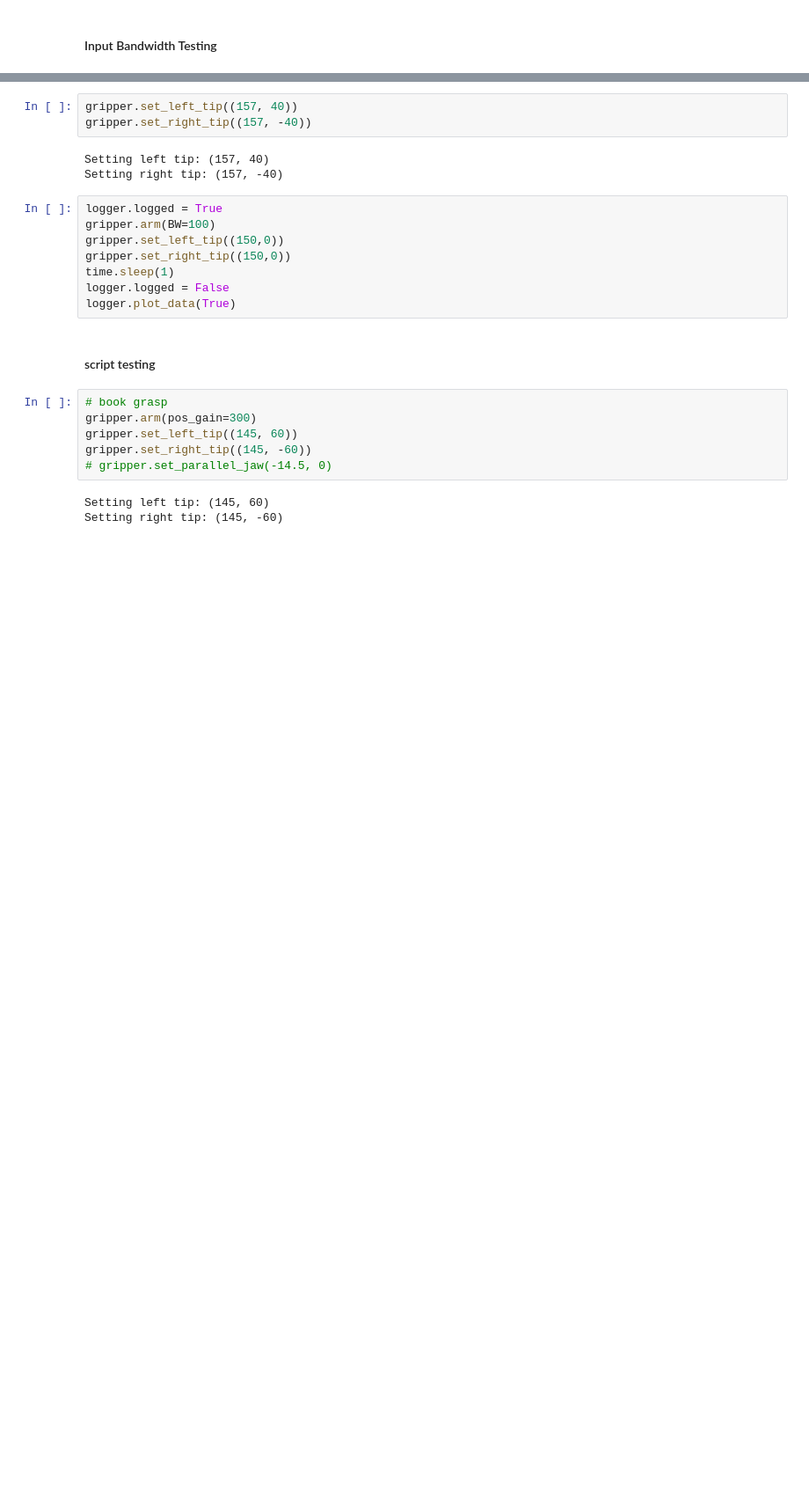
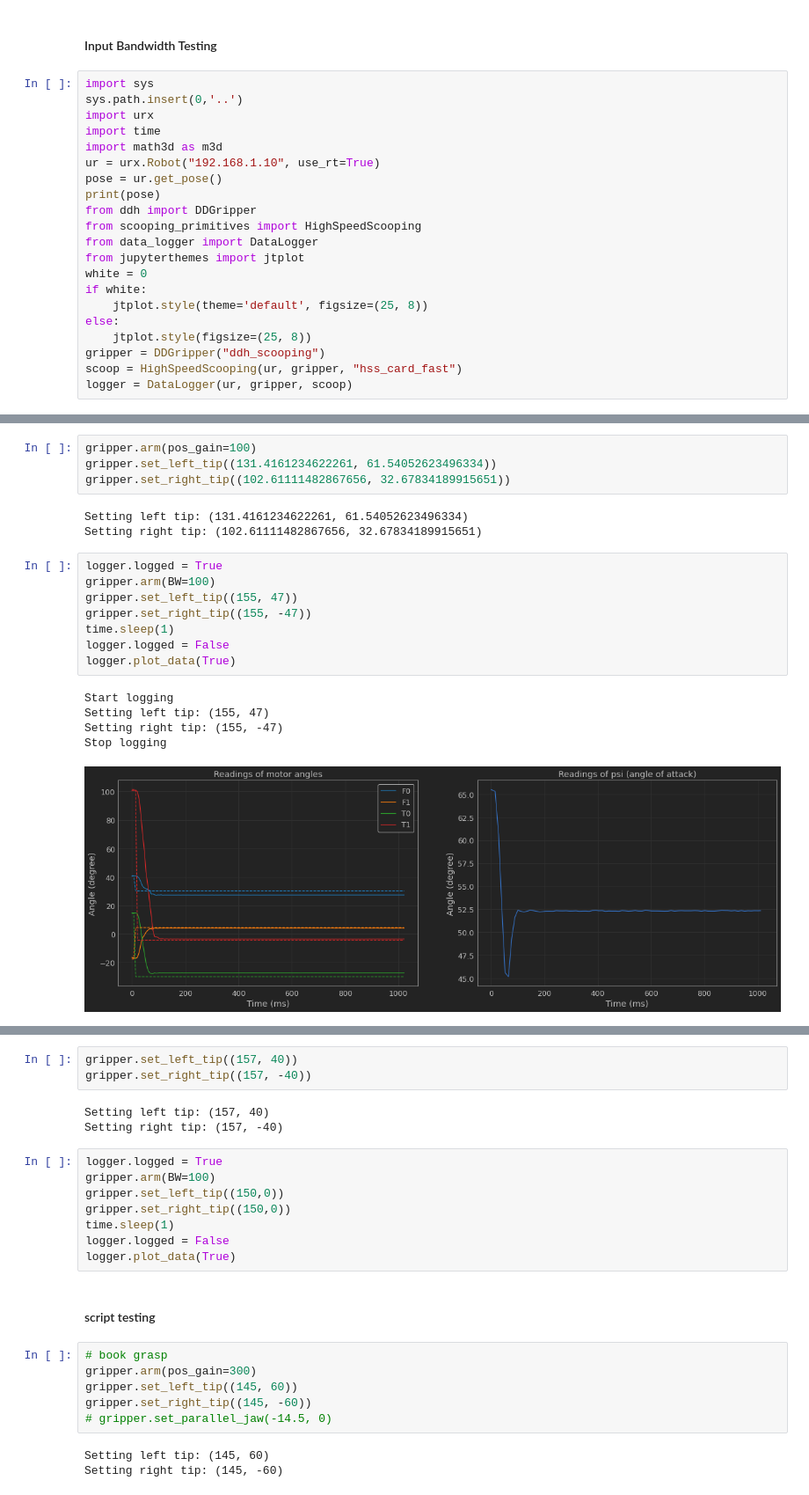
Before and after one commit to JS-RML/high_speed_scooping, a Jupyter notebook: script/scooping_test.ipynb, the cells around one changed output, grey strips where cells are left out. Shown at 88% size. Saved outputs shown, nothing was run; the diff lists cells and outputs as text; blank space fills up the shorter version.

```diff
--- a/script/scooping_test.ipynb
+++ b/script/scooping_test.ipynb
@@ -129,2 +137,23 @@ Lifted distance: 0.99913 m
 # %% [markdown]
 #### Input Bandwidth Testing
+# %%
+import sys
+sys.path.insert(0,'..')
+import urx
+import time
+import math3d as m3d
+ur = urx.Robot("192.168.1.10", use_rt=True)
+pose = ur.get_pose()
+print(pose)
+from ddh import DDGripper
+from scooping_primitives import HighSpeedScooping
+from data_logger import DataLogger
+from jupyterthemes import jtplot
+white = 0
+if white:
+    jtplot.style(theme='default', figsize=(25, 8))
+else:
+    jtplot.style(figsize=(25, 8))
+gripper = DDGripper("ddh_scooping")
+scoop = HighSpeedScooping(ur, gripper, "hss_card_fast")
+logger = DataLogger(ur, gripper, scoop)
@@ -130,0 +180,21 @@ Lifted distance: 0.99913 m
+# %%
+gripper.arm(pos_gain=100)
+gripper.set_left_tip((131.4161234622261, 61.54052623496334))
+gripper.set_right_tip((102.61111482867656, 32.67834189915651))
+# %% [output]
+Setting left tip: (131.4161234622261, 61.54052623496334)
+Setting right tip: (102.61111482867656, 32.67834189915651)
+# %%
+logger.logged = True
+gripper.arm(BW=100)
+gripper.set_left_tip((155, 47))
+gripper.set_right_tip((155, -47))
+time.sleep(1)
+logger.logged = False
+logger.plot_data(True)
+# %% [output]
+Start logging
+Setting left tip: (155, 47)
+Setting right tip: (155, -47)
+Stop logging
+[figure, added]
```
Also changed, not shown: parts of 11 cells of this notebook, 5 other files.
